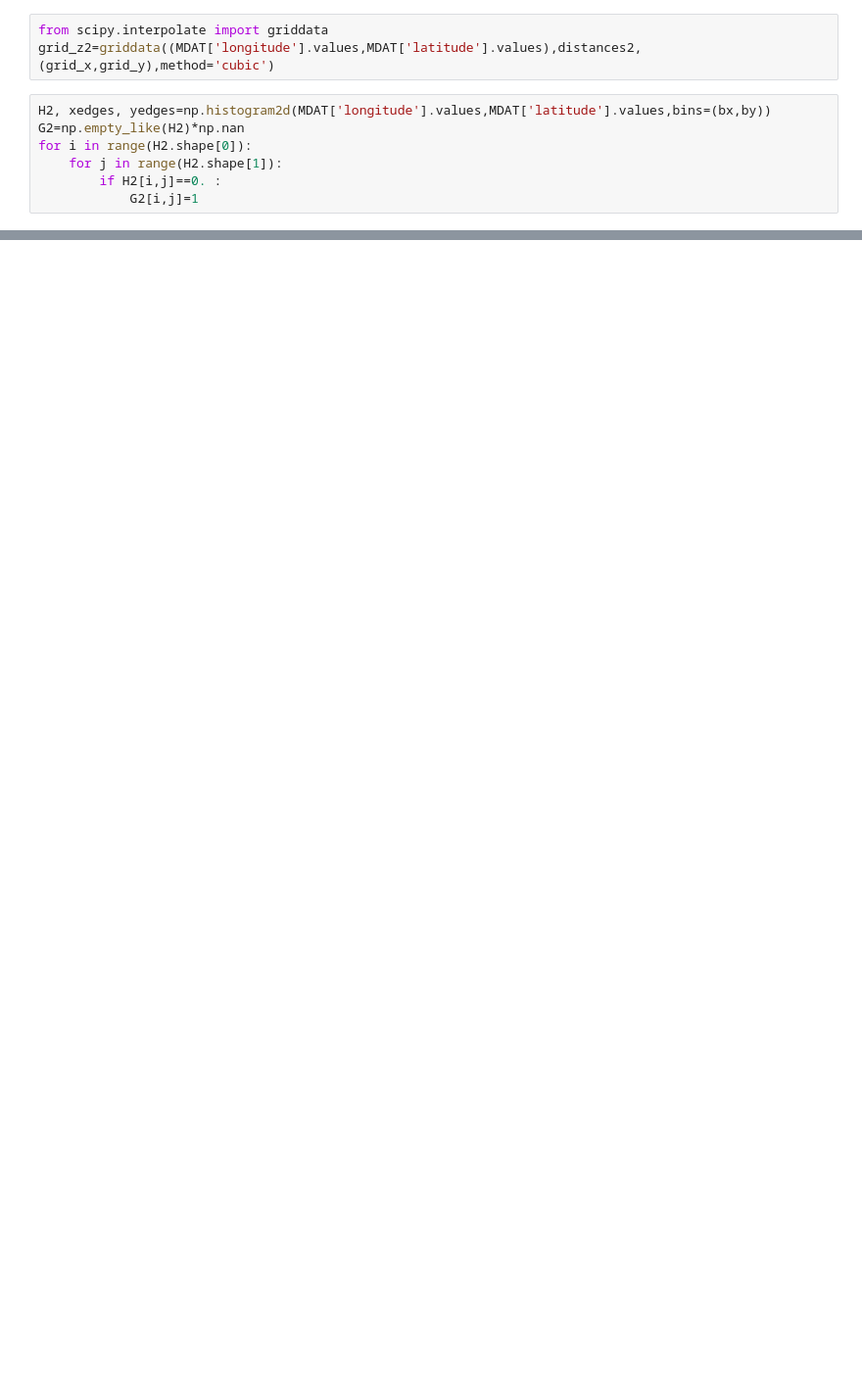
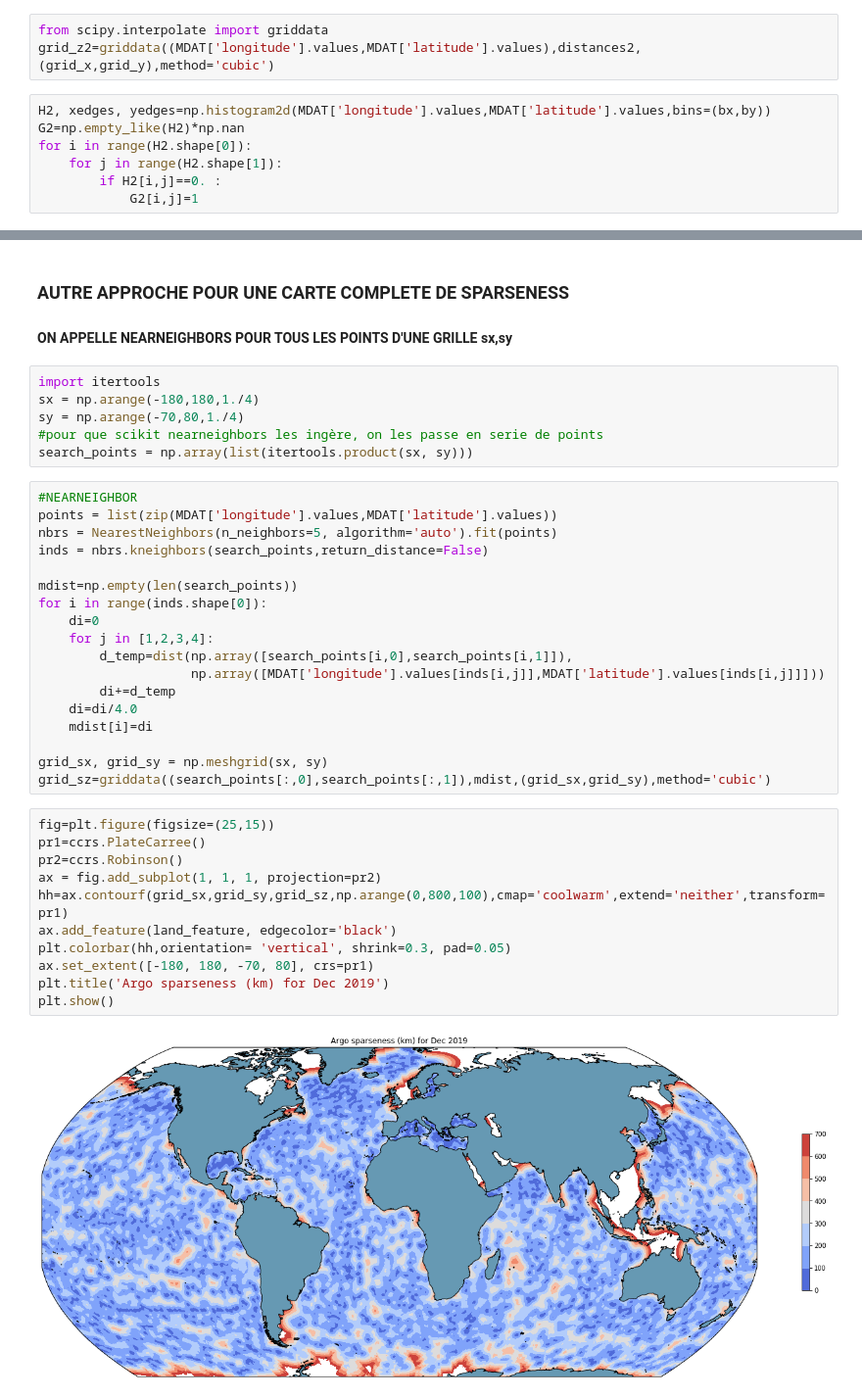
Before and after one commit to quai20/DataViz, a Jupyter notebook: argo_sparseness.ipynb, the cells around one changed output, grey strips where cells are left out. Shown at 98% size. Drawn from its saved outputs; the diff is of its cells as text; blank space fills up the shorter version.

Commit message:
sparseness upd

```diff
--- a/argo_sparseness.ipynb
+++ b/argo_sparseness.ipynb
@@ -160,0 +168,40 @@ plt.show()
+# %% [markdown]
+### AUTRE APPROCHE POUR UNE CARTE COMPLETE DE SPARSENESS
+#### ON APPELLE NEARNEIGHBORS POUR TOUS LES POINTS D'UNE GRILLE sx,sy
+# %%
+import itertools
+sx = np.arange(-180,180,1./4)
+sy = np.arange(-70,80,1./4)
+#pour que scikit nearneighbors les ingère, on les passe en serie de points
+search_points = np.array(list(itertools.product(sx, sy)))
+# %%
+#NEARNEIGHBOR
+points = list(zip(MDAT['longitude'].values,MDAT['latitude'].values))
+nbrs = NearestNeighbors(n_neighbors=5, algorithm='auto').fit(points)
+inds = nbrs.kneighbors(search_points,return_distance=False)
+
+mdist=np.empty(len(search_points))
+for i in range(inds.shape[0]):
+    di=0
+    for j in [1,2,3,4]:
+        d_temp=dist(np.array([search_points[i,0],search_points[i,1]]),
+                    np.array([MDAT['longitude'].values[inds[i,j]],MDAT['latitude'].values[inds[i,j]]]))
+        di+=d_temp
+    di=di/4.0
+    mdist[i]=di
+
+grid_sx, grid_sy = np.meshgrid(sx, sy)
+grid_sz=griddata((search_points[:,0],search_points[:,1]),mdist,(grid_sx,grid_sy),method='cubic')
+# %%
+fig=plt.figure(figsize=(25,15))
+pr1=ccrs.PlateCarree()
+pr2=ccrs.Robinson()
+ax = fig.add_subplot(1, 1, 1, projection=pr2)
+hh=ax.contourf(grid_sx,grid_sy,grid_sz,np.arange(0,800,100),cmap='coolwarm',extend='neither',transform=pr1)
+ax.add_feature(land_feature, edgecolor='black')
+plt.colorbar(hh,orientation= 'vertical', shrink=0.3, pad=0.05)
+ax.set_extent([-180, 180, -70, 80], crs=pr1)
+plt.title('Argo sparseness (km) for Dec 2019')
+plt.show()
+# %% [output]
+[figure, added]
```
Also changed, not shown: parts of 10 cells of this notebook.
